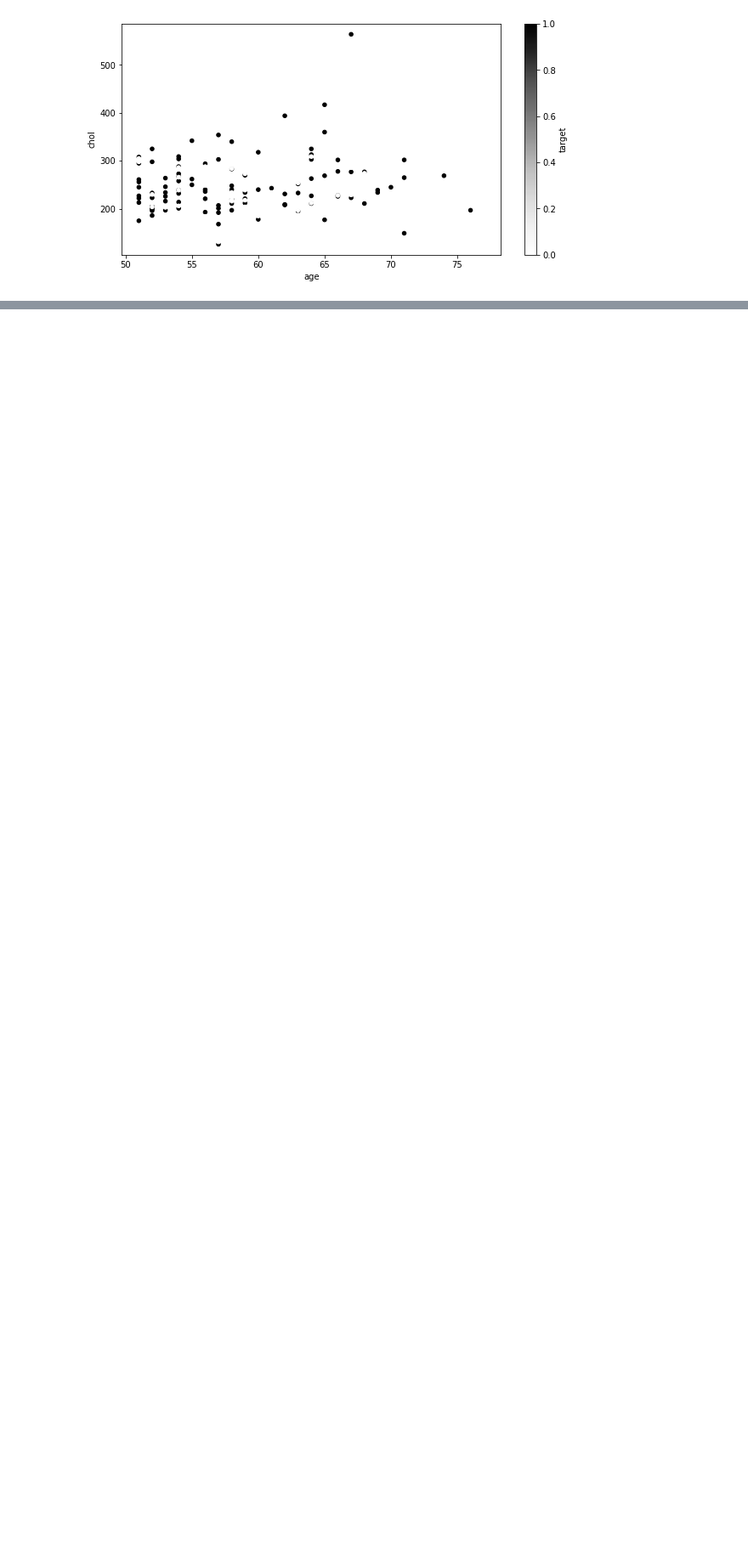
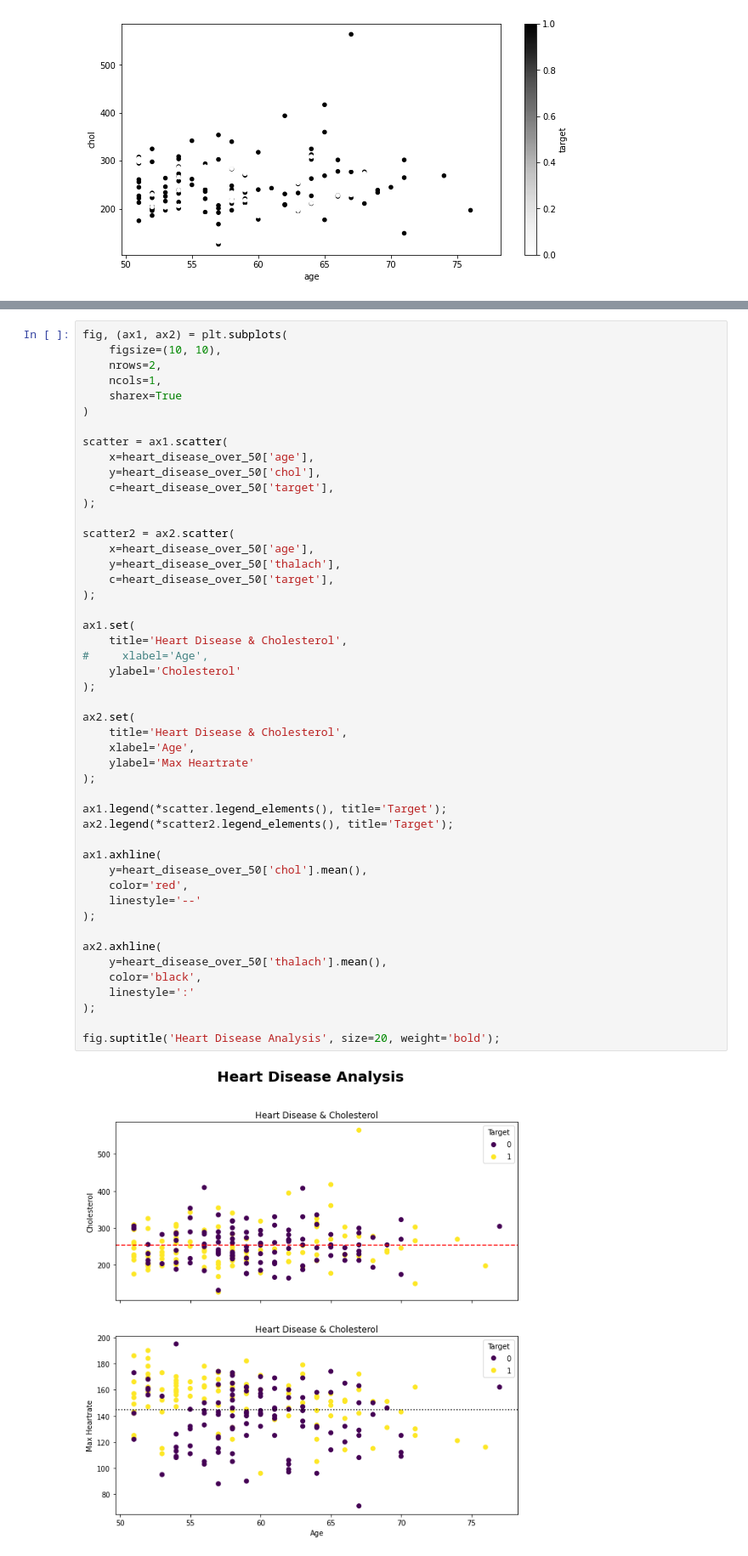
Before and after one commit to Ammar-Raneez/ML_Learning_ZTM, a Jupyter notebook: matplotlib-analysis.ipynb, the cells around one changed output, grey strips where cells are left out. Shown at 85% size. Drawn from its saved outputs; the diff is of its cells as text; blank space fills up the shorter version.

Commit message:
OO complex subplots

```diff
--- a/matplotlib-analysis.ipynb
+++ b/matplotlib-analysis.ipynb
@@ -351,0 +353,50 @@ ax.axhline(
+# %%
+fig, (ax1, ax2) = plt.subplots(
+    figsize=(10, 10),
+    nrows=2,
+    ncols=1,
+    sharex=True
+)
+
+scatter = ax1.scatter(
+    x=heart_disease_over_50['age'],
+    y=heart_disease_over_50['chol'],
+    c=heart_disease_over_50['target'],
+);
+
+scatter2 = ax2.scatter(
+    x=heart_disease_over_50['age'],
+    y=heart_disease_over_50['thalach'],
+    c=heart_disease_over_50['target'],
+);
+
+ax1.set(
+    title='Heart Disease & Cholesterol',
+#     xlabel='Age',
+    ylabel='Cholesterol'
+);
+
+ax2.set(
+    title='Heart Disease & Cholesterol',
+    xlabel='Age',
+    ylabel='Max Heartrate'
+);
+
+ax1.legend(*scatter.legend_elements(), title='Target');
+ax2.legend(*scatter2.legend_elements(), title='Target');
+
+ax1.axhline(
+    y=heart_disease_over_50['chol'].mean(),
+    color='red',
+    linestyle='--'
+);
+
+ax2.axhline(
+    y=heart_disease_over_50['thalach'].mean(),
+    color='black',
+    linestyle=':'
+);
+
+fig.suptitle('Heart Disease Analysis', size=20, weight='bold');
+# %% [output]
+[figure, added]
```
Also changed, not shown: parts of 3 cells of this notebook.
